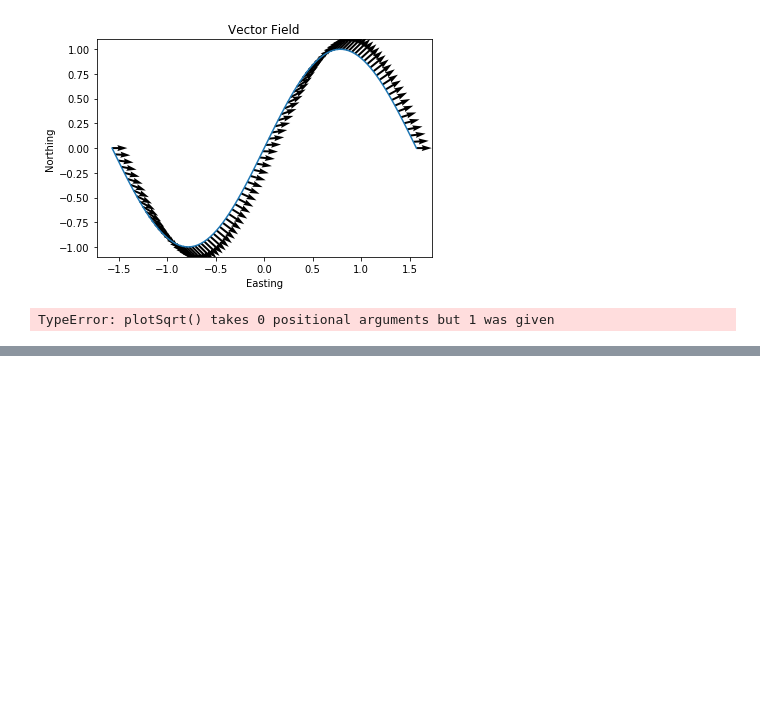
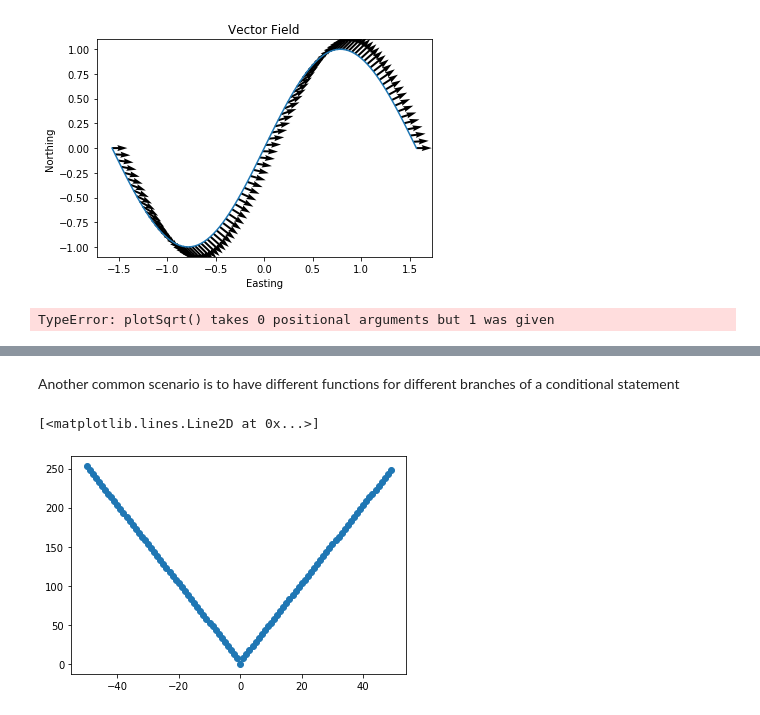
Before and after one commit to jlmaurer/GE6146, a Jupyter notebook: notebooks/Introduction to Python Functions.ipynb, the cells around one changed output, grey strips where cells are left out. Cells and saved outputs as stored; diff of their text form; code cells hidden in the pictures; blank space fills up the shorter version.

```diff
--- a/notebooks/Introduction to Python Functions.ipynb
+++ b/notebooks/Introduction to Python Functions.ipynb
@@ -128,0 +165,17 @@ TypeError: plotSqrt() takes 0 positional arguments but 1 was given
+# %% [markdown]
+Another common scenario is to have different functions for different branches of a conditional statement
+# %%
+number_list = np.arange(100) - 50
+output_list = []
+for n in number_list:
+    if n < 0:
+        output_list.append(simpleFun(-n))
+    elif n > 0:
+        output_list.append(simpleFun(n))
+    else:
+        output_list.append(0) # this is not really needed in this simple case, but it is good to consider special situations
+
+plt.plot(number_list, output_list, '-o')
+# %% [output]
+[<matplotlib.lines.Line2D at 0x...>]
+[figure, added]
```
Also changed, not shown: parts of 15 cells of this notebook.
